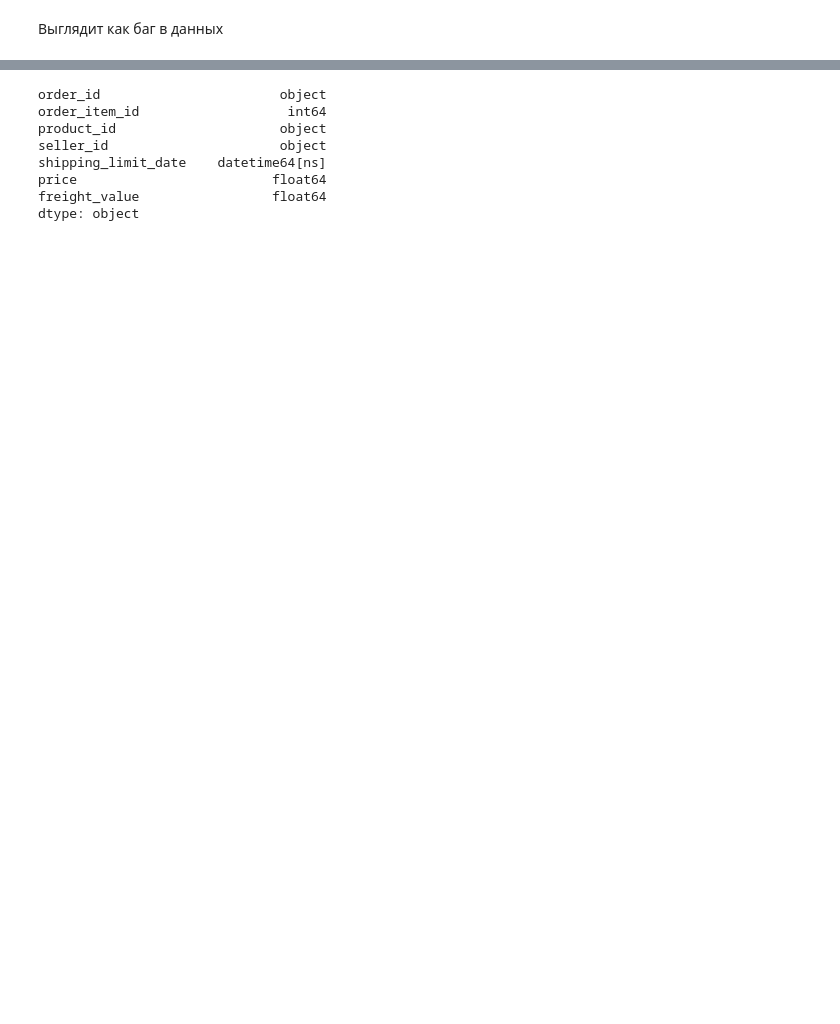
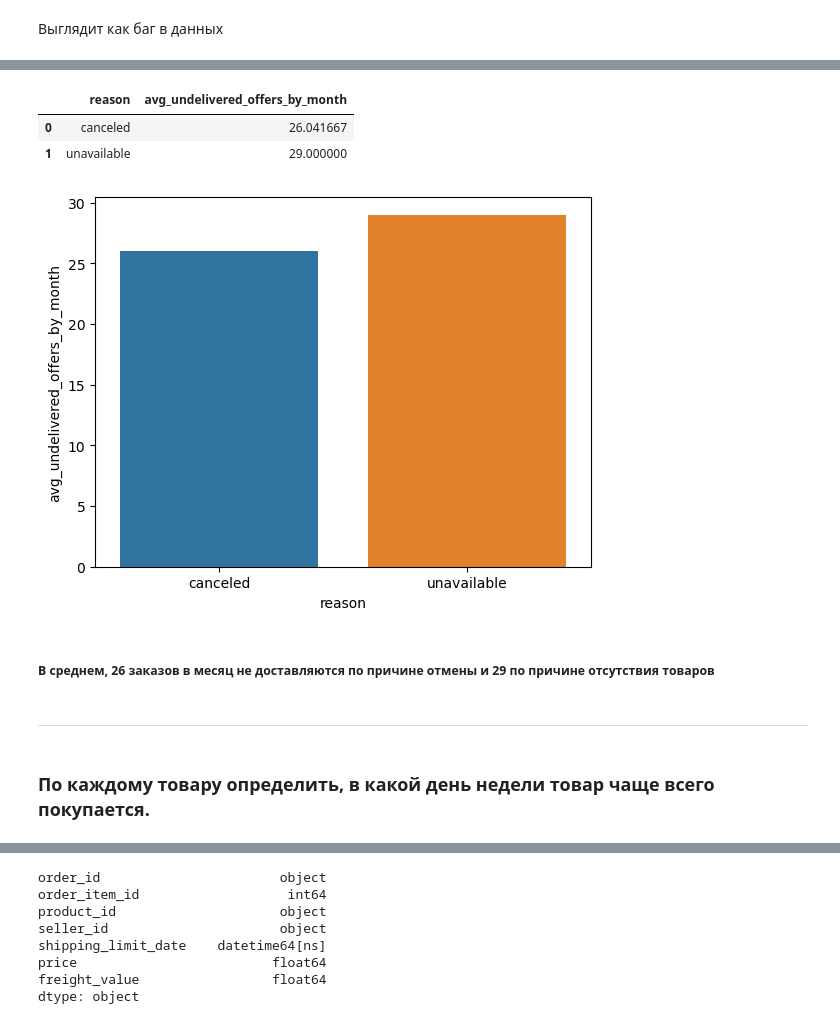
Before and after one commit to letssin/Carpov_Courses, a Jupyter notebook: 1st_project/my_first_project_notebook.ipynb, the cells around one changed output, grey strips where cells are left out. Saved outputs shown, nothing was run; the diff lists cells and outputs as text; code cells hidden in the pictures; blank space fills up the shorter version.

```diff
--- a/1st_project/my_first_project_notebook.ipynb
+++ b/1st_project/my_first_project_notebook.ipynb
@@ -99,6 +182,8 @@ Name: count_orders, dtype: int64
 ___
 # %% [markdown]
 ### Сколько заказов в месяц в среднем не доставляется по разным причинам (вывести детализацию по причинам)?
+# %%
+orders_w_cust_w_canceled = orders.merge(cust, on = 'customer_id')
 # %% [markdown]
 За недоставленные заказы будем принимать те, у которых отсутсвует дата фактической доставки
 # %%
@@ -143,0 +237,2 @@ orders_w_cust.query("order_delivered_customer_date == 'NaT'").order_status.value
+# %%
+orders_w_cust_w_canceled['Order_Year_month'] = orders_w_cust_w_canceled.order_purchase_timestamp.dt.to_period("M")
@@ -143,0 +244,25 @@ orders_w_cust.query("order_delivered_customer_date == 'NaT'").order_status.value
+# %%
+#оставим только статусы unavailable и canceled
+reasons = orders_w_cust_w_canceled.query("order_status == 'unavailable' or order_status == 'canceled'")\
+    .groupby(['Order_Year_month', 'order_status'], as_index = False)\
+    .agg({'order_id':'count'})\
+    .rename(columns = {'order_id':'count_orders'})\
+    .groupby('order_status', as_index = False)\
+    .agg({'count_orders':'mean'})\
+    .rename(columns = {'order_status':'reason', 'count_orders':'avg_undelivered_offers_by_month'})
+# %%
+reasons
+# %% [output]
+|  | reason | avg_undelivered_offers_by_month |
+| 0 | canceled | 26.041667 |
+| 1 | unavailable | 29.000000 |
+# %%
+sns.barplot(data=reasons, x="reason", y="avg_undelivered_offers_by_month");
+# %% [output]
+[figure, added]
+# %% [markdown]
+##### В среднем, 26 заказов в месяц не доставляются по причине отмены и 29 по причине отсутствия товаров
+# %% [markdown]
+___
+# %% [markdown]
+### По каждому товару определить, в какой день недели товар чаще всего покупается.
```
Also changed, not shown: parts of 37 cells of this notebook.
